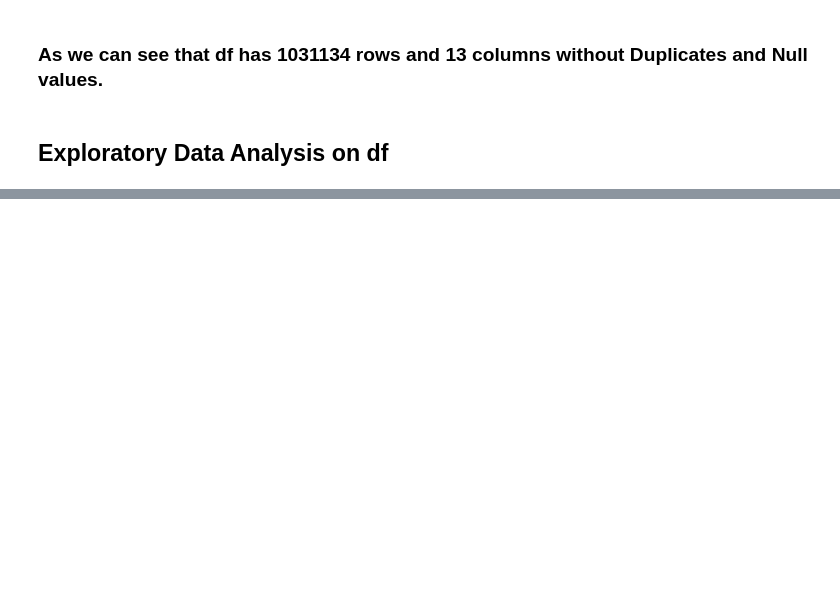
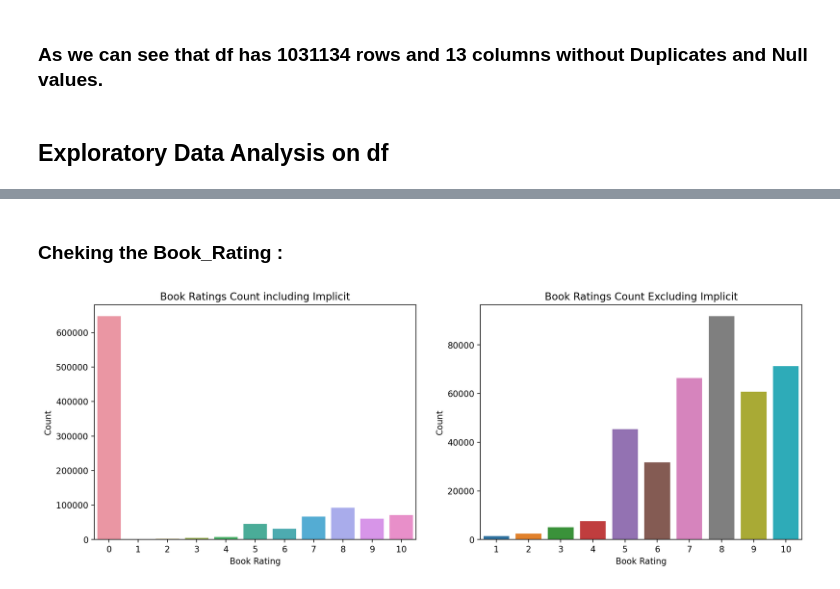
Before and after one commit to diptiranjan1998/Book-Recommendation-system, a Jupyter notebook: Book_Recommendation_System.ipynb, the cells around one changed output, grey strips where cells are left out. Drawn from its saved outputs; the diff is of its cells as text; code cells hidden in the pictures; blank space fills up the shorter version.

```diff
--- a/Book_Recommendation_System.ipynb
+++ b/Book_Recommendation_System.ipynb
@@ -919,0 +901,21 @@ df.head()
+# %% [markdown]
+### Cheking the Book_Rating :
+# %%
+# Checking Book Rating
+fig, ax= plt.subplots(1,2, figsize= (15,5))
+
+sns.countplot(ax= ax[0], x= 'Book_Rating', data= df)
+ax[0].set_title('Book Ratings Count including Implicit')
+ax[0].set_xlabel('Book Rating')
+ax[0].set_ylabel('Count')
+
+sns.countplot(ax= ax[1], x= 'Book_Rating', data= df[df.Book_Rating != 0])
+ax[1].set_title('Book Ratings Count Excluding Implicit')
+ax[1].set_xlabel('Book Rating')
+ax[1].set_ylabel('Count')
+
+plt.subplots_adjust(wspace= 0.2)
+
+plt.show()
+# %% [output]
+[figure, added]
```
Also changed, not shown: parts of 15 cells of this notebook.
